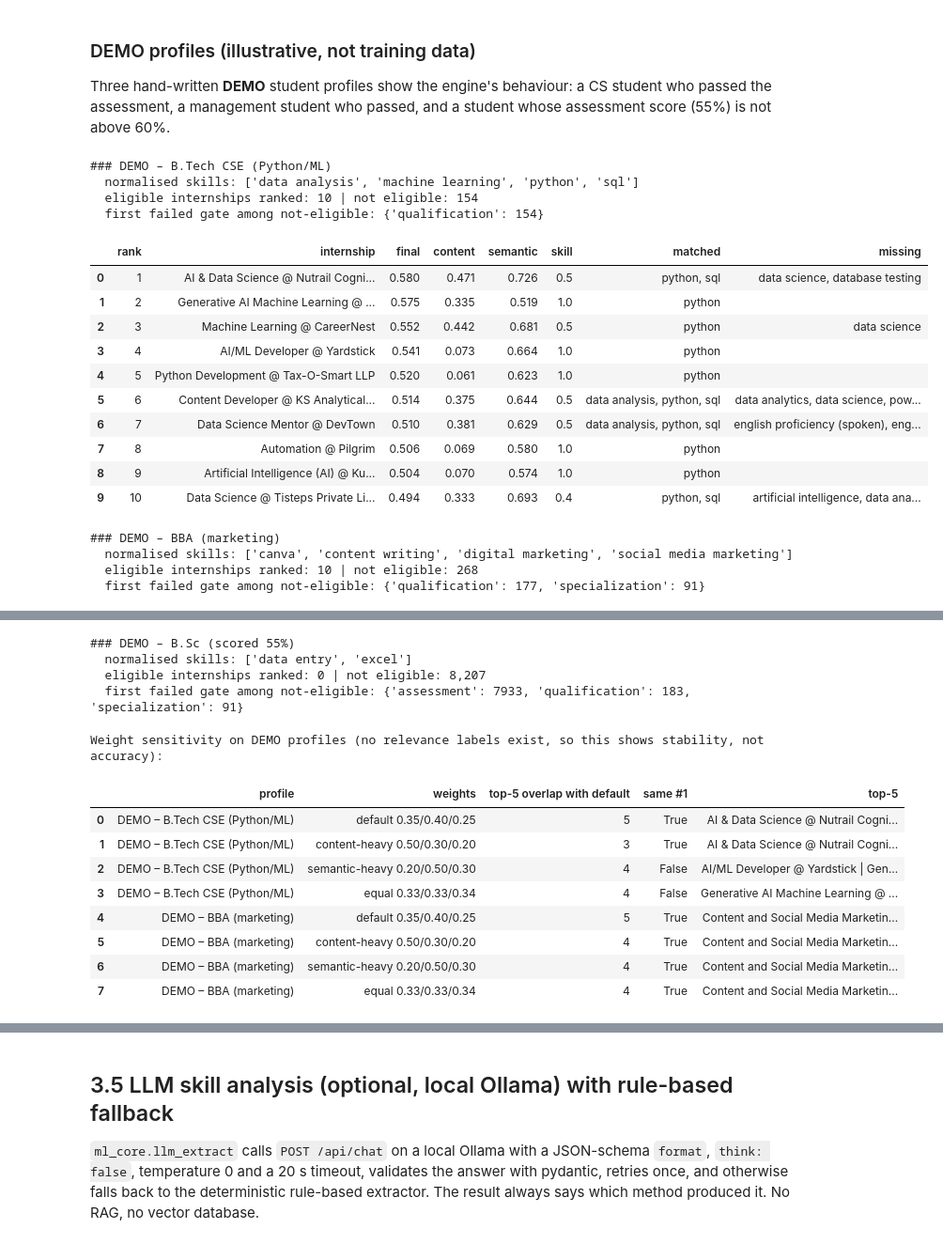
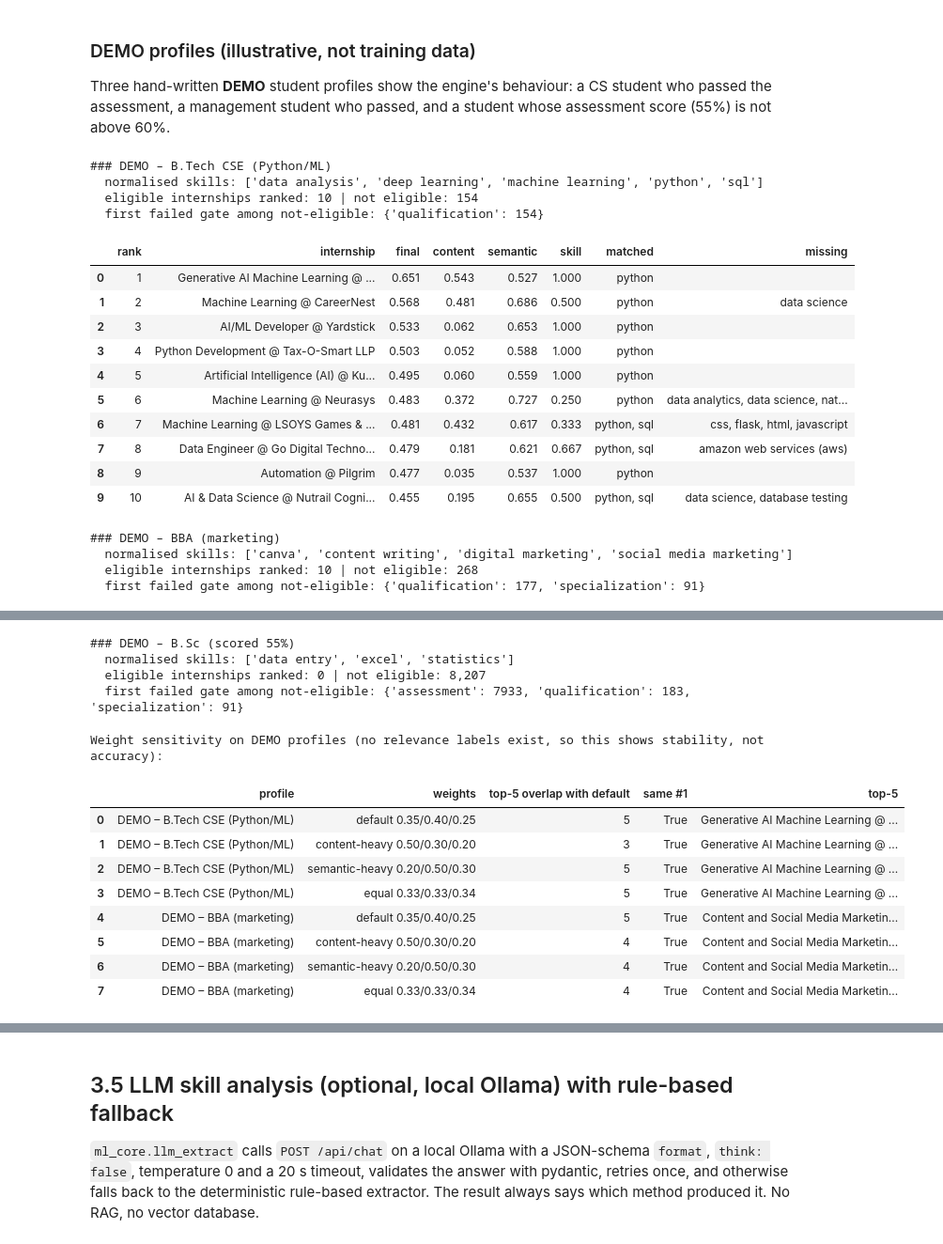
Before and after one commit to Krishna141414/eligo-internship-engine, a Jupyter notebook: notebooks/eligo_engine.ipynb, the cells around one changed output, grey strips where cells are left out. Shown at 94% size. Cells and saved outputs as stored; diff of their text form; code cells hidden in the pictures.

```diff
--- a/notebooks/eligo_engine.ipynb
+++ b/notebooks/eligo_engine.ipynb
@@ -590,21 +590,13 @@ from ml_core.preprocessing import build_student_text
 from ml_core.skills import normalise_skills
 from ml_core.recommender import recommend
 
-DEMO_PROFILES = {
-    "DEMO – B.Tech CSE (Python/ML)": dict(qualification="B.Tech", specialization="CSE", academic_percentage=Decimal("78"),
-        skills="Python, Machine Learning, SQL, Data Analysis", interests="AI and data science", role="Data Scientist",
-        assessment=Decimal("72.5")),
-    "DEMO – BBA (marketing)": dict(qualification="BBA", specialization="Management", academic_percentage=Decimal("68"),
-        skills="Digital Marketing, Social Media Marketing, Content Writing, Canva", interests="brand marketing",
-        role="Marketing Executive", assessment=Decimal("66")),
-    "DEMO – B.Sc (scored 55%)": dict(qualification="B.Sc", specialization="Science", academic_percentage=Decimal("70"),
-        skills="MS-Excel, Data Entry", interests="operations", role="Analyst", assessment=Decimal("55")),
-}
+from ml_core.demo import DEMO_PROFILES as _DEMO   # shared with Django's seed_demo (hard rule 5)
+DEMO_PROFILES = {p.label: p for p in _DEMO.values()}
 
 def student_facts(p):
-    skills = tuple(normalise_skills(p["skills"], vocab))
-    text = build_student_text(skills, p["interests"], p["role"], p["specialization"])
-    return StudentFacts(p["qualification"], p["specialization"], p["academic_percentage"], skills, text)
+    skills = tuple(normalise_skills(p.skills, vocab))
+    text = build_student_text(skills, p.interests, p.preferred_role, p.specialization)
+    return StudentFacts(p.qualification, p.specialization, p.academic_percentage, skills, text)
 
 def internship_facts(row):
     return InternshipFacts(id=row.source_id, status="ACTIVE", deadline=row.application_deadline,
@@ -612,45 +604,45 @@ def internship_facts(row):
                            minimum_academic_percentage=Decimal(str(row.minimum_academic_percentage)),
                            required_skills=tuple(row.required_skills), text=row.text)
 
 ALL_FACTS = [internship_facts(r) for r in interns.itertuples()]
 titles = dict(zip(interns["source_id"], interns["internship_title"] + " @ " + interns["company_name"]))
 
 def run(name, weights=C.DEFAULT_WEIGHTS, top_n=10):
     p = DEMO_PROFILES[name]
     sf = student_facts(p)
     svec = st_model.encode([sf.text], normalize_embeddings=True)[0]
-    return sf, recommend(sf, ALL_FACTS, p["assessment"], vectorizer=tfidf, internship_vecs=emb, student_vec=svec,
+    return sf, recommend(sf, ALL_FACTS, p.assessment_score, vectorizer=tfidf, internship_vecs=emb, student_vec=svec,
                          weights=weights, today=C.REFERENCE_DATE, top_n=top_n)
 
 results = {}
 for name in DEMO_PROFILES:
     sf, r = run(name)
     results[name] = r
     print(f"\n### {name}\n  normalised skills: {list(sf.skills)}")
     print(f"  eligible internships ranked: {len(r.eligible)} | not eligible: {len(r.not_eligible):,}")
     reasons = Counter(res.failed[0].gate for _, res in r.not_eligible)
     print("  first failed gate among not-eligible:", dict(reasons))
     if r.eligible:
         display(pd.DataFrame([{"rank": x.rank, "internship": titles[x.internship_id], "final": round(x.scores.final, 3),
                                "content": round(x.scores.content, 3), "semantic": round(x.scores.semantic, 3),
                                "skill": round(x.scores.skill, 3), "matched": ", ".join(x.matched),
                                "missing": ", ".join(x.missing)} for x in r.eligible]))
 # %% [output]
 ### DEMO – B.Tech CSE (Python/ML)
-  normalised skills: ['data analysis', 'machine learning', 'python', 'sql']
+  normalised skills: ['data analysis', 'deep learning', 'machine learning', 'python', 'sql']
   eligible internships ranked: 10 | not eligible: 154
   first failed gate among not-eligible: {'qualification': 154}
 |  | rank | internship | final | content | semantic | skill | matched | missing |
-| 0 | 1 | AI & Data Science @ Nutrail Cogni... | 0.580 | 0.471 | 0.726 | 0.5 | python, sql | data science, database testing |
-| 1 | 2 | Generative AI Machine Learning @ ... | 0.575 | 0.335 | 0.519 | 1.0 | python |  |
-| 2 | 3 | Machine Learning @ CareerNest | 0.552 | 0.442 | 0.681 | 0.5 | python | data science |
-| 3 | 4 | AI/ML Developer @ Yardstick | 0.541 | 0.073 | 0.664 | 1.0 | python |  |
-| 4 | 5 | Python Development @ Tax-O-Smart LLP | 0.520 | 0.061 | 0.623 | 1.0 | python |  |
-| 5 | 6 | Content Developer @ KS Analytical... | 0.514 | 0.375 | 0.644 | 0.5 | data analysis, python, sql | data analytics, data science, pow... |
-| 6 | 7 | Data Science Mentor @ DevTown | 0.510 | 0.381 | 0.629 | 0.5 | data analysis, python, sql | english proficiency (spoken), eng... |
-| 7 | 8 | Automation @ Pilgrim | 0.506 | 0.069 | 0.580 | 1.0 | python |  |
-| 8 | 9 | Artificial Intelligence (AI) @ Ku... | 0.504 | 0.070 | 0.574 | 1.0 | python |  |
-| 9 | 10 | Data Science @ Tisteps Private Li... | 0.494 | 0.333 | 0.693 | 0.4 | python, sql | artificial intelligence, data ana... |
+| 0 | 1 | Generative AI Machine Learning @ ... | 0.651 | 0.543 | 0.527 | 1.000 | python |  |
+| 1 | 2 | Machine Learning @ CareerNest | 0.568 | 0.481 | 0.686 | 0.500 | python | data science |
+| 2 | 3 | AI/ML Developer @ Yardstick | 0.533 | 0.062 | 0.653 | 1.000 | python |  |
+| 3 | 4 | Python Development @ Tax-O-Smart LLP | 0.503 | 0.052 | 0.588 | 1.000 | python |  |
+| 4 | 5 | Artificial Intelligence (AI) @ Ku... | 0.495 | 0.060 | 0.559 | 1.000 | python |  |
+| 5 | 6 | Machine Learning @ Neurasys | 0.483 | 0.372 | 0.727 | 0.250 | python | data analytics, data science, nat... |
+| 6 | 7 | Machine Learning @ LSOYS Games & ... | 0.481 | 0.432 | 0.617 | 0.333 | python, sql | css, flask, html, javascript |
+| 7 | 8 | Data Engineer @ Go Digital Techno... | 0.479 | 0.181 | 0.621 | 0.667 | python, sql | amazon web services (aws) |
+| 8 | 9 | Automation @ Pilgrim | 0.477 | 0.035 | 0.537 | 1.000 | python |  |
+| 9 | 10 | AI & Data Science @ Nutrail Cogni... | 0.455 | 0.195 | 0.655 | 0.500 | python, sql | data science, database testing |
 ### DEMO – BBA (marketing)
   normalised skills: ['canva', 'content writing', 'digital marketing', 'social media marketing']
   eligible internships ranked: 10 | not eligible: 268
@@ -667,7 +659,7 @@ for name in DEMO_PROFILES:
 | 8 | 9 | Marketing @ NeoQuant Solutions Pv... | 0.602 | 0.359 | 0.690 | 0.800 | canva, content writing, digital m... | effective communication |
 | 9 | 10 | Social Media Marketing @ Eduloid ... | 0.601 | 0.422 | 0.717 | 0.667 | canva, content writing, digital m... | video making, videography |
 ### DEMO – B.Sc (scored 55%)
-  normalised skills: ['data entry', 'excel']
+  normalised skills: ['data entry', 'excel', 'statistics']
   eligible internships ranked: 0 | not eligible: 8,207
   first failed gate among not-eligible: {'assessment': 7933, 'qualification': 183, 'specialization': 91}
 # %%
@@ -686,10 +678,10 @@ display(pd.DataFrame(rows))
 # %% [output]
 Weight sensitivity on DEMO profiles (no relevance labels exist, so this shows stability, not accuracy):
 |  | profile | weights | top-5 overlap with default | same #1 | top-5 |
-| 0 | DEMO – B.Tech CSE (Python/ML) | default 0.35/0.40/0.25 | 5 | True | AI & Data Science @ Nutrail Cogni... |
-| 1 | DEMO – B.Tech CSE (Python/ML) | content-heavy 0.50/0.30/0.20 | 3 | True | AI & Data Science @ Nutrail Cogni... |
-| 2 | DEMO – B.Tech CSE (Python/ML) | semantic-heavy 0.20/0.50/0.30 | 4 | False | AI/ML Developer @ Yardstick | Gen... |
-| 3 | DEMO – B.Tech CSE (Python/ML) | equal 0.33/0.33/0.34 | 4 | False | Generative AI Machine Learning @ ... |
+| 0 | DEMO – B.Tech CSE (Python/ML) | default 0.35/0.40/0.25 | 5 | True | Generative AI Machine Learning @ ... |
+| 1 | DEMO – B.Tech CSE (Python/ML) | content-heavy 0.50/0.30/0.20 | 3 | True | Generative AI Machine Learning @ ... |
+| 2 | DEMO – B.Tech CSE (Python/ML) | semantic-heavy 0.20/0.50/0.30 | 5 | True | Generative AI Machine Learning @ ... |
+| 3 | DEMO – B.Tech CSE (Python/ML) | equal 0.33/0.33/0.34 | 5 | True | Generative AI Machine Learning @ ... |
 | 4 | DEMO – BBA (marketing) | default 0.35/0.40/0.25 | 5 | True | Content and Social Media Marketin... |
 | 5 | DEMO – BBA (marketing) | content-heavy 0.50/0.30/0.20 | 4 | True | Content and Social Media Marketin... |
 | 6 | DEMO – BBA (marketing) | semantic-heavy 0.20/0.50/0.30 | 4 | True | Content and Social Media Marketin... |
```
Also changed, not shown: parts of 12 cells of this notebook, 32 other files.
